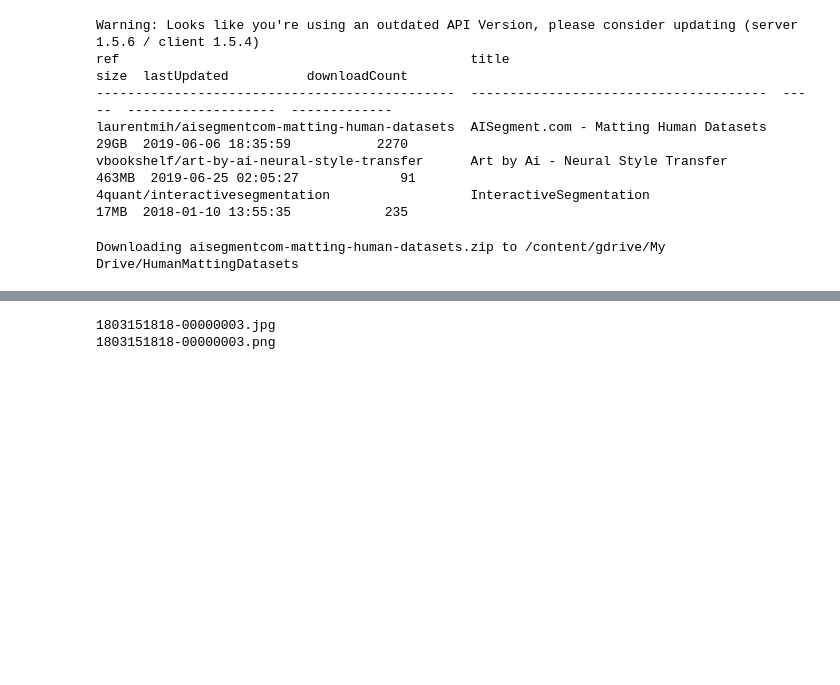
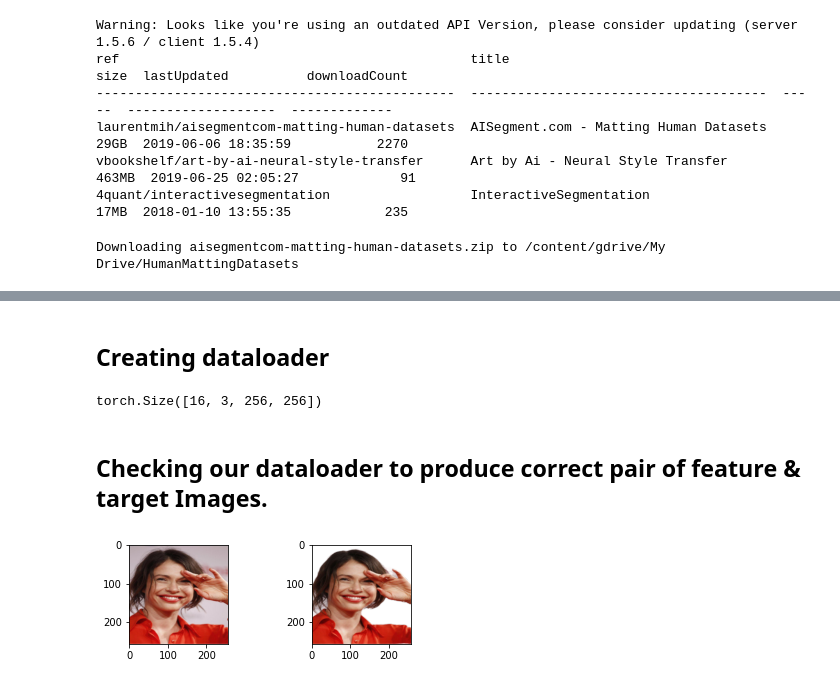
Before and after one commit to sanketsans/Image-Matting-U-Net, a Jupyter notebook: ImageMatting.ipynb, the cells around one changed output, grey strips where cells are left out. Cells and saved outputs as stored; diff of their text form; code cells hidden in the pictures; blank space fills up the shorter version.

Commit message:
Created datasets, dataloader

```diff
--- a/ImageMatting.ipynb
+++ b/ImageMatting.ipynb
@@ -64,16 +58,13 @@ Downloading aisegmentcom-matting-human-datasets.zip to /content/gdrive/My Drive/
 # %%
-# start_id = '00000000'
-# end_id = '00000010'
-
 feat_img_dir = '/content/gdrive/My Drive/HumanMattingDatasets/matting/1803151818/matting_000000'
 i = 0
-for x in range(11):
+for x in range(21):
   folder_num = str(x).zfill(2)
   folder = feat_img_dir + folder_num + '/'
   j = 0
   for file in os.listdir(folder):
     j += 1
-  print(j)
+  # print(j)
   i += j
 
 print('total', i)
@@ -134,7 +108,7 @@ class ImageDatasets(Dataset):
     fid = 0
     for folder in sorted(os.listdir(path)):
       fid = folder.split('_')[1]
-      if(int(fid) > 10):
+      if(int(fid) > 20):
         break
       for file in sorted(os.listdir(path + folder)):
         img_path.append(path + folder + '/' + file)
@@ -168,24 +144,27 @@ test_sampler = SubsetRandomSampler(test_indices)
-# %%
-folder_mat = '/content/gdrive/My Drive/HumanMattingDatasets/matting/1803151818/matting_00000000/'
-folder_clip = '/content/gdrive/My Drive/HumanMattingDatasets/clip_img/1803151818/clip_00000000/'
-os.chdir(folder_clip)
-# fig = plt.figure()
-for file in sorted(os.listdir(os.getcwd())):
-  print(file)
-  img = Image.open(folder_clip + file)
-  # axis1 = fig.add_subplot(211)
-  # axis1.imshow(img)
-  break
-
-os.chdir(folder_mat)
-for file in sorted(os.listdir(os.getcwd())):
-  print(file)
-  img = Image.open(folder_mat + file)
-  # axis2 = fig.add_subplot(212)
-  # axis2.imshow(img)
-  break
-
-# plt.show()
-# %% [output]
-1803151818-00000003.jpg
-1803151818-00000003.png
+# %% [markdown]
+## Creating dataloader
+# %%
+BATCH_SIZE = 16
+trainLoader = torch.utils.data.DataLoader(dataset, batch_size=BATCH_SIZE, sampler=train_sampler)
+valLoader = torch.utils.data.DataLoader(dataset, batch_size=BATCH_SIZE, sampler=valid_sampler)
+testLoader = torch.utils.data.DataLoader(dataset, batch_size=BATCH_SIZE, sampler=test_sampler)
+# %%
+a = iter(trainLoader)
+f, t = next(a)
+f.shape
+# %% [output]
+torch.Size([16, 3, 256, 256])
+# %% [markdown]
+## Checking our dataloader to produce correct pair of feature & target Images.
+# %%
+i1 = torchvision.transforms.ToPILImage()(f[5])
+i2 = torchvision.transforms.ToPILImage()(t[5])
+fig = plt.figure()
+a1 = fig.add_subplot(221)
+a1.imshow(i1)
+a2 = fig.add_subplot(222)
+a2.imshow(i2)
+
+plt.show()
+# %% [output]
+[figure, added]
```
Also changed, not shown: parts of 8 cells of this notebook.
